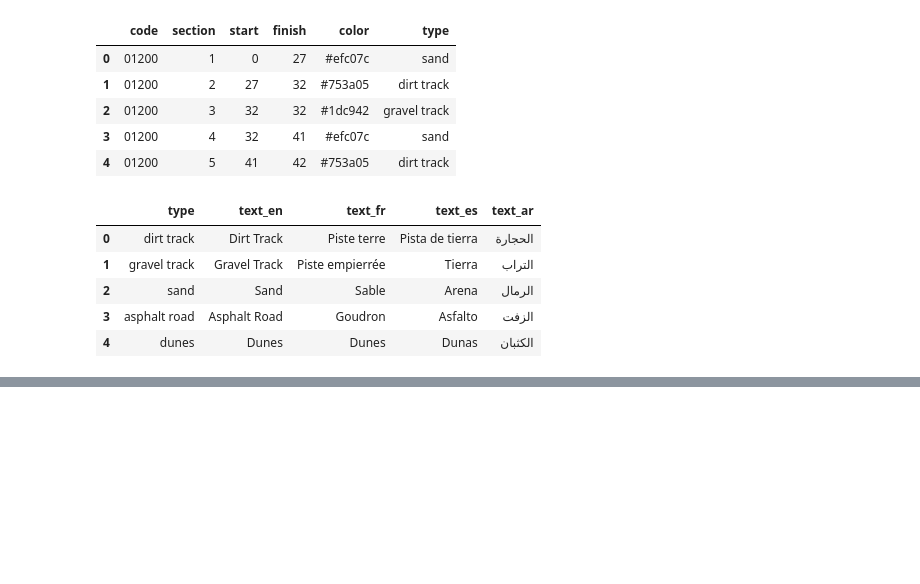
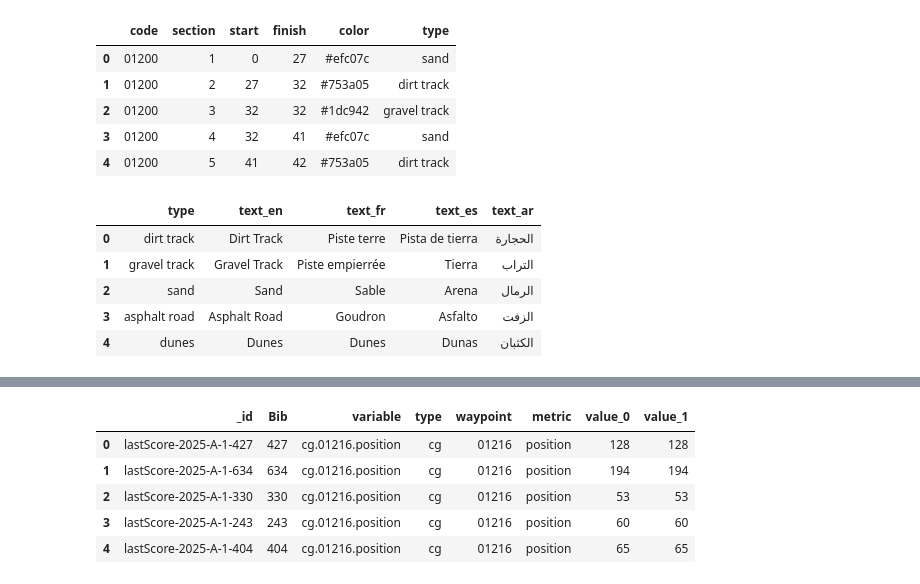
Before and after one commit to RallyDataJunkie/wrangling_dakar_2025, a Jupyter notebook: src/18_datagrabbers.ipynb, the cells around one changed output, grey strips where cells are left out. Cells and saved outputs as stored; diff of their text form; code cells hidden in the pictures; blank space fills up the shorter version.

```diff
--- a/src/18_datagrabbers.ipynb
+++ b/src/18_datagrabbers.ipynb
@@ -134,0 +155,9 @@ surfaces_df
+# %%
+long_results_df.head()
+# %% [output]
+|  | _id | Bib | variable | type | waypoint | metric | value_0 | value_1 |
+| 0 | lastScore-2025-A-1-427 | 427 | cg.01216.position | cg | 01216 | position | 128 | 128 |
+| 1 | lastScore-2025-A-1-634 | 634 | cg.01216.position | cg | 01216 | position | 194 | 194 |
+| 2 | lastScore-2025-A-1-330 | 330 | cg.01216.position | cg | 01216 | position | 53 | 53 |
+| 3 | lastScore-2025-A-1-243 | 243 | cg.01216.position | cg | 01216 | position | 60 | 60 |
+| 4 | lastScore-2025-A-1-404 | 404 | cg.01216.position | cg | 01216 | position | 65 | 65 |
```
Also changed, not shown: parts of 18 cells of this notebook, 9 other files.
